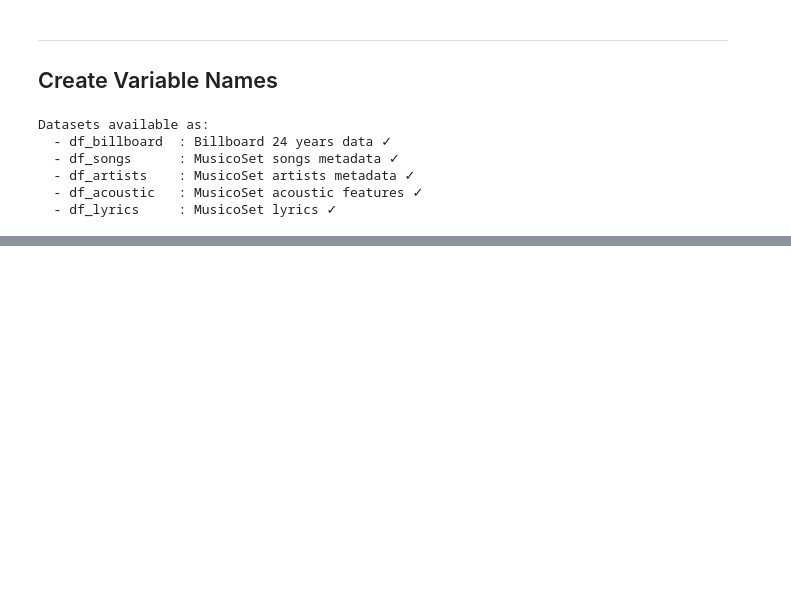
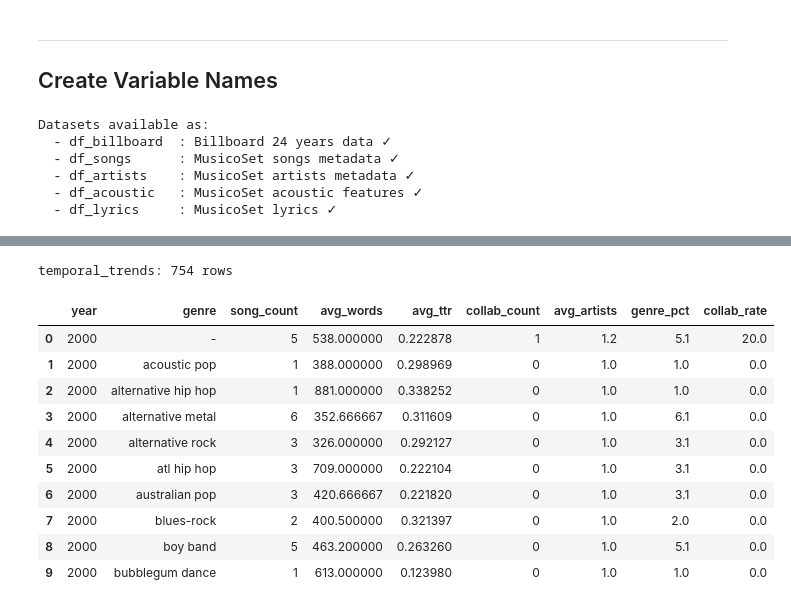
Before and after one commit to klorine28/datasci-vis, a Jupyter notebook: wrangling and transformation/data_wrangling_sql.ipynb, the cells around one changed output, grey strips where cells are left out. Saved outputs shown, nothing was run; the diff lists cells and outputs as text; code cells hidden in the pictures; blank space fills up the shorter version.

```diff
--- a/wrangling and transformation/data_wrangling_sql.ipynb
+++ b/wrangling and transformation/data_wrangling_sql.ipynb
@@ -291,0 +580,30 @@ musicoset_lyrics         :  20404 rows ×   2 columns (sep: tab)
+# %%
+# Dataset 3: temporal_trends (year × genre aggregations)
+
+df_trends = df_master[df_master['main_genre'].notna()].groupby(['year', 'main_genre']).agg({
+    'song': 'count',
+    'word_count': 'mean',
+    'ttr': 'mean',
+    'is_collab': 'sum',
+    'num_artists': 'mean'
+}).reset_index()
+
+df_trends.columns = ['year', 'genre', 'song_count', 'avg_words', 'avg_ttr', 'collab_count', 'avg_artists']
+df_trends['genre_pct'] = df_trends.groupby('year')['song_count'].transform(lambda x: (x / x.sum() * 100).round(1))
+df_trends['collab_rate'] = (df_trends['collab_count'] / df_trends['song_count'] * 100).round(1)
+
+print(f"temporal_trends: {len(df_trends)} rows")
+df_trends.head(10)
+# %% [output]
+temporal_trends: 754 rows
+|  | year | genre | song_count | avg_words | avg_ttr | collab_count | avg_artists | genre_pct | collab_rate |
+| 0 | 2000 | - | 5 | 538.000000 | 0.222878 | 1 | 1.2 | 5.1 | 20.0 |
+| 1 | 2000 | acoustic pop | 1 | 388.000000 | 0.298969 | 0 | 1.0 | 1.0 | 0.0 |
+| 2 | 2000 | alternative hip hop | 1 | 881.000000 | 0.338252 | 0 | 1.0 | 1.0 | 0.0 |
+| 3 | 2000 | alternative metal | 6 | 352.666667 | 0.311609 | 0 | 1.0 | 6.1 | 0.0 |
+| 4 | 2000 | alternative rock | 3 | 326.000000 | 0.292127 | 0 | 1.0 | 3.1 | 0.0 |
+| 5 | 2000 | atl hip hop | 3 | 709.000000 | 0.222104 | 0 | 1.0 | 3.1 | 0.0 |
+| 6 | 2000 | australian pop | 3 | 420.666667 | 0.221820 | 0 | 1.0 | 3.1 | 0.0 |
+| 7 | 2000 | blues-rock | 2 | 400.500000 | 0.321397 | 0 | 1.0 | 2.0 | 0.0 |
+| 8 | 2000 | boy band | 5 | 463.200000 | 0.263260 | 0 | 1.0 | 5.1 | 0.0 |
+| 9 | 2000 | bubblegum dance | 1 | 613.000000 | 0.123980 | 0 | 1.0 | 1.0 | 0.0 |
```
Also changed, not shown: parts of 31 cells of this notebook, 8 other files.
